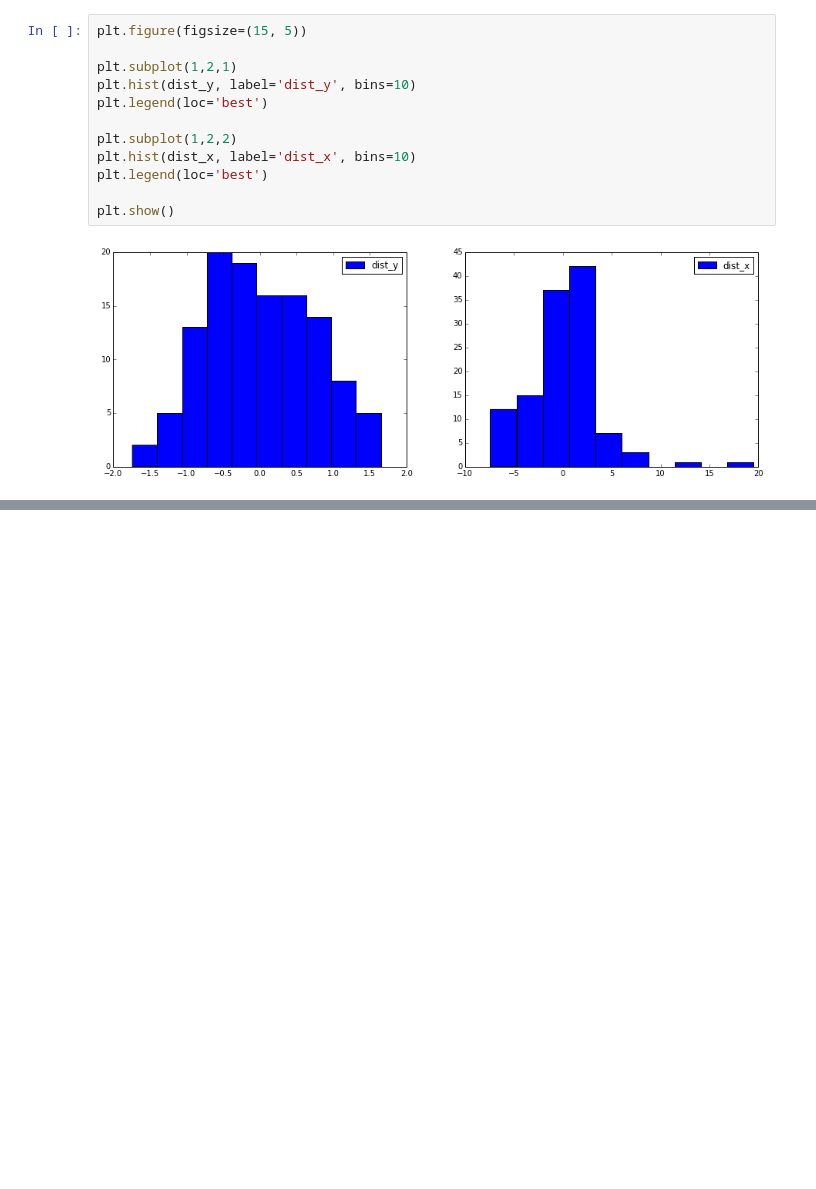
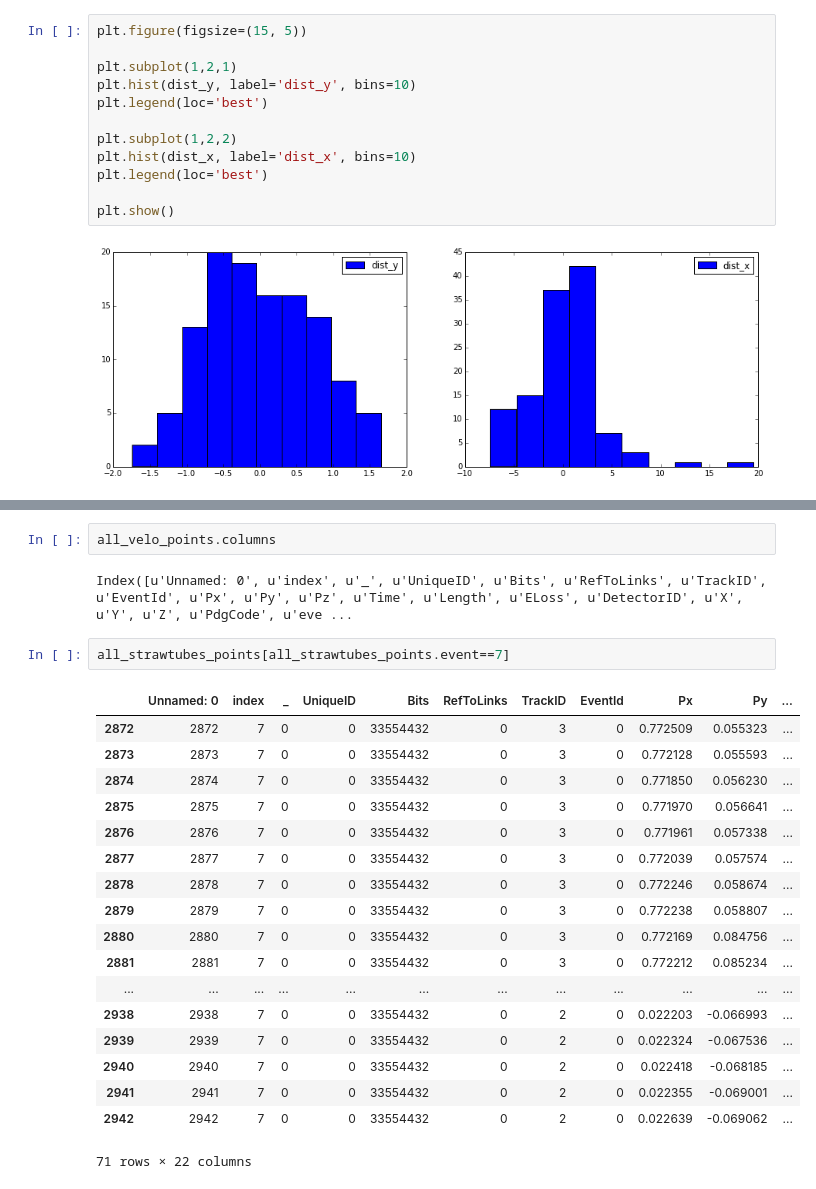
Before and after one commit to yandexdataschool/ship_tracks_recognition, a Jupyter notebook: base.ipynb, the cells around one changed output, grey strips where cells are left out. Saved outputs shown, nothing was run; the diff lists cells and outputs as text; blank space fills up the shorter version.

```diff
--- a/base.ipynb
+++ b/base.ipynb
@@ -1420,0 +1456,25 @@ plt.show()
+# %%
+all_velo_points.columns
+# %% [output]
+Index([u'Unnamed: 0', u'index', u'_', u'UniqueID', u'Bits', u'RefToLinks', u'TrackID', u'EventId', u'Px', u'Py', u'Pz', u'Time', u'Length', u'ELoss', u'DetectorID', u'X', u'Y', u'Z', u'PdgCode', u'eve ...
+# %%
+all_strawtubes_points[all_strawtubes_points.event==7]
+# %% [output]
+|  | Unnamed: 0 | index | _ | UniqueID | Bits | RefToLinks | TrackID | EventId | Px | Py | ... |
+| 2872 | 2872 | 7 | 0 | 0 | 33554432 | 0 | 3 | 0 | 0.772509 | 0.055323 | ... |
+| 2873 | 2873 | 7 | 0 | 0 | 33554432 | 0 | 3 | 0 | 0.772128 | 0.055593 | ... |
+| 2874 | 2874 | 7 | 0 | 0 | 33554432 | 0 | 3 | 0 | 0.771850 | 0.056230 | ... |
+| 2875 | 2875 | 7 | 0 | 0 | 33554432 | 0 | 3 | 0 | 0.771970 | 0.056641 | ... |
+| 2876 | 2876 | 7 | 0 | 0 | 33554432 | 0 | 3 | 0 | 0.771961 | 0.057338 | ... |
+| 2877 | 2877 | 7 | 0 | 0 | 33554432 | 0 | 3 | 0 | 0.772039 | 0.057574 | ... |
+| 2878 | 2878 | 7 | 0 | 0 | 33554432 | 0 | 3 | 0 | 0.772246 | 0.058674 | ... |
+| 2879 | 2879 | 7 | 0 | 0 | 33554432 | 0 | 3 | 0 | 0.772238 | 0.058807 | ... |
+| 2880 | 2880 | 7 | 0 | 0 | 33554432 | 0 | 3 | 0 | 0.772169 | 0.084756 | ... |
+| 2881 | 2881 | 7 | 0 | 0 | 33554432 | 0 | 3 | 0 | 0.772212 | 0.085234 | ... |
+| ... | ... | ... | ... | ... | ... | ... | ... | ... | ... | ... | ... |
+| 2938 | 2938 | 7 | 0 | 0 | 33554432 | 0 | 2 | 0 | 0.022203 | -0.066993 | ... |
+| 2939 | 2939 | 7 | 0 | 0 | 33554432 | 0 | 2 | 0 | 0.022324 | -0.067536 | ... |
+| 2940 | 2940 | 7 | 0 | 0 | 33554432 | 0 | 2 | 0 | 0.022418 | -0.068185 | ... |
+| 2941 | 2941 | 7 | 0 | 0 | 33554432 | 0 | 2 | 0 | 0.022355 | -0.069001 | ... |
+| 2942 | 2942 | 7 | 0 | 0 | 33554432 | 0 | 2 | 0 | 0.022639 | -0.069062 | ... |
+71 rows × 22 columns
```
Also changed, not shown: parts of 7 cells of this notebook.
